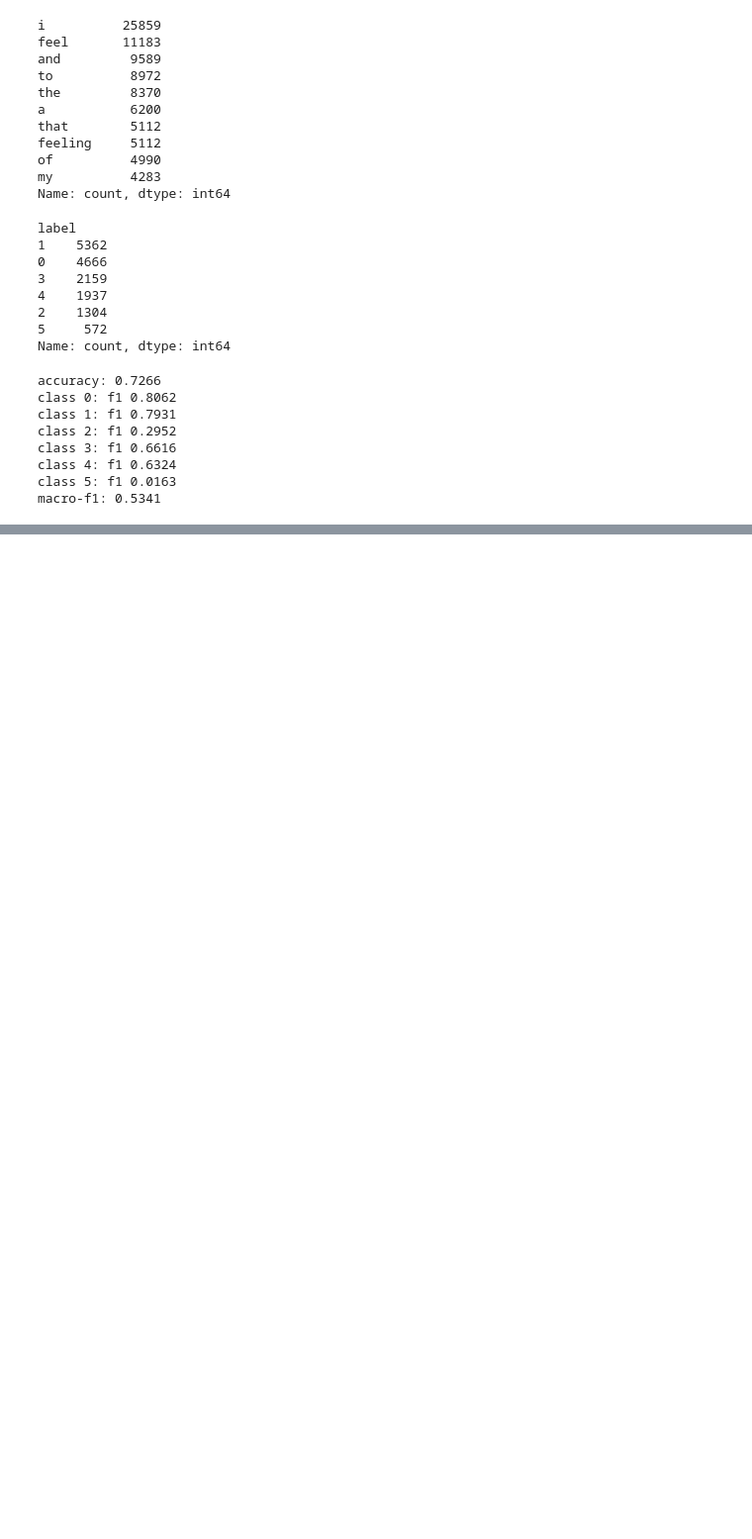
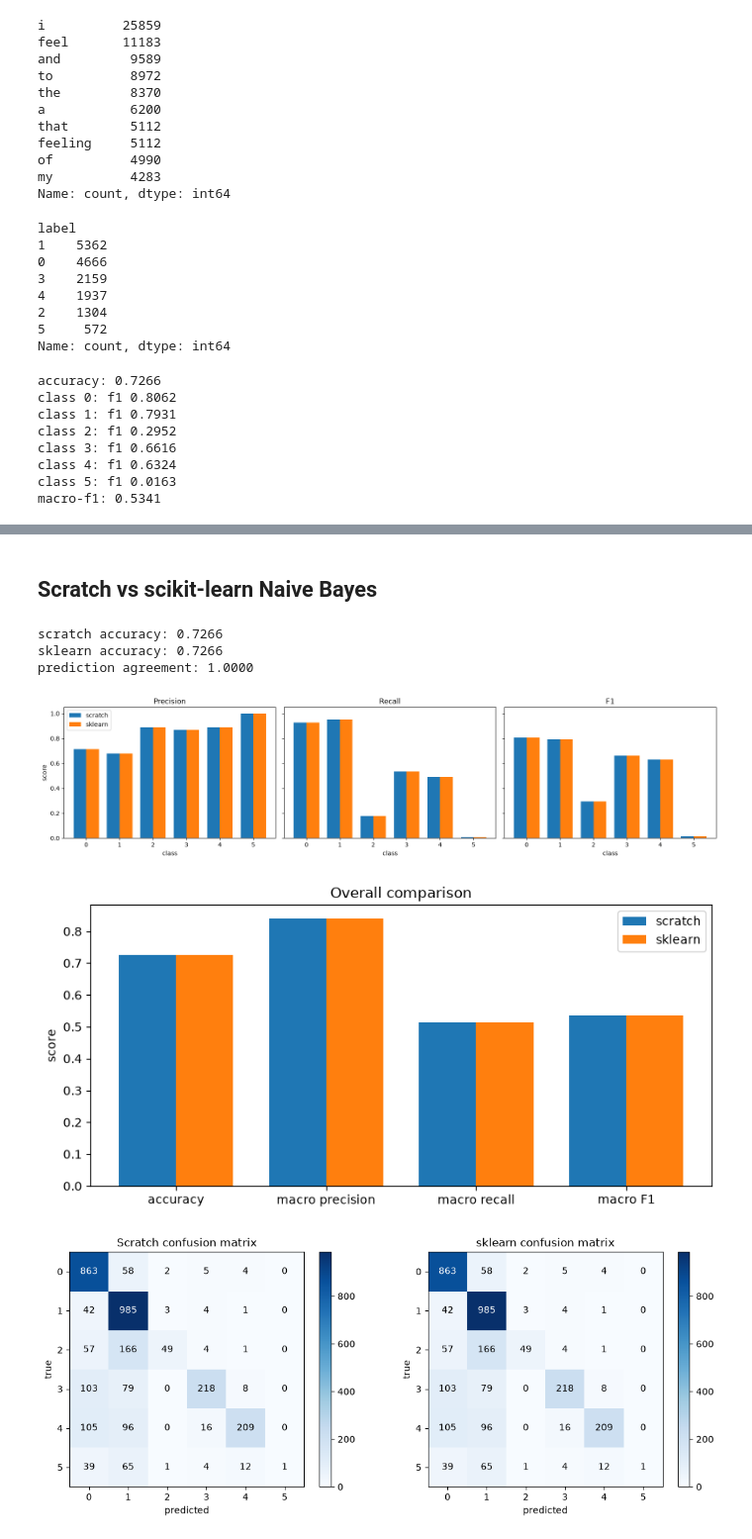
Before and after one commit to muhannd2004/nlp-from-scratch, a Jupyter notebook: naive_bayes.ipynb, the cells around one changed output, grey strips where cells are left out. Shown at 99% size. Drawn from its saved outputs; the diff is of its cells as text; code cells hidden in the pictures; blank space fills up the shorter version.

Commit message:
scikit learn implementation

```diff
--- a/naive_bayes.ipynb
+++ b/naive_bayes.ipynb
@@ -104,0 +168,80 @@ macro-f1: 0.5341
+# %% [markdown]
+## Scratch vs scikit-learn Naive Bayes
+# %%
+from sklearn.feature_extraction.text import CountVectorizer
+from sklearn.naive_bayes import MultinomialNB
+
+# token_pattern r"\S+" matches str.split() so both models see the same tokens
+vectorizer = CountVectorizer(token_pattern=r"\S+")
+X_train = vectorizer.fit_transform(train_ds["text"])
+X_test = vectorizer.transform(test_ds["text"])
+
+sk_nb = MultinomialNB(alpha=1.0)  # alpha=1 = Laplace smoothing, same as scratch
+sk_nb.fit(X_train, train_ds["label"])
+sk_preds = sk_nb.predict(X_test)
+
+sk_nb_cm = confusion_matrix(golds, sk_preds, labels=range(n_classes))
+sk_p, sk_r, sk_f = metrics_from_cm(sk_nb_cm)
+
+print(f"scratch accuracy: {accuracy:.4f}")
+print(f"sklearn accuracy: {np.mean(sk_preds == np.array(golds)):.4f}")
+print(f"prediction agreement: {np.mean(np.array(preds) == sk_preds):.4f}")
+# %% [output]
+scratch accuracy: 0.7266
+sklearn accuracy: 0.7266
+prediction agreement: 1.0000
+# %%
+import matplotlib.pyplot as plt
+
+classes = np.arange(n_classes)
+width = 0.38
+
+fig, axes = plt.subplots(1, 3, figsize=(16, 4), sharey=True)
+for ax, name, mine, theirs in [(axes[0], "Precision", precision, sk_p),
+                               (axes[1], "Recall", recall, sk_r),
+                               (axes[2], "F1", f1, sk_f)]:
+    ax.bar(classes - width / 2, mine, width, label="scratch")
+    ax.bar(classes + width / 2, theirs, width, label="sklearn")
+    ax.set_title(name)
+    ax.set_xlabel("class")
+    ax.set_xticks(classes)
+axes[0].set_ylabel("score")
+axes[0].legend()
+plt.tight_layout()
+plt.show()
+
+# overall: accuracy + macro metrics
+labels = ["accuracy", "macro precision", "macro recall", "macro F1"]
+scratch_vals = [accuracy, precision.mean(), recall.mean(), f1.mean()]
+sklearn_vals = [np.mean(sk_preds == np.array(golds)), sk_p.mean(), sk_r.mean(), sk_f.mean()]
+x = np.arange(len(labels))
+plt.figure(figsize=(8, 4))
+plt.bar(x - width / 2, scratch_vals, width, label="scratch")
+plt.bar(x + width / 2, sklearn_vals, width, label="sklearn")
+plt.xticks(x, labels)
+plt.ylabel("score")
+plt.title("Overall comparison")
+plt.legend()
+plt.tight_layout()
+plt.show()
+
+# confusion matrices side by side
+fig, axes = plt.subplots(1, 2, figsize=(11, 4.5))
+for ax, m, title in [(axes[0], cm, "Scratch"), (axes[1], sk_nb_cm, "sklearn")]:
+    im = ax.imshow(m, cmap="Blues")
+    ax.set_title(f"{title} confusion matrix")
+    ax.set_xlabel("predicted")
+    ax.set_ylabel("true")
+    ax.set_xticks(classes)
+    ax.set_yticks(classes)
+    for i in range(n_classes):
+        for j in range(n_classes):
+            ax.text(j, i, m[i, j], ha="center", va="center",
+                    color="white" if m[i, j] > m.max() / 2 else "black")
+    fig.colorbar(im, ax=ax, fraction=0.046)
+plt.tight_layout()
+plt.show()
+# %% [output]
+[figure, added]
+[figure, added]
+[figure, added]
```
Also changed, not shown: parts of 2 cells of this notebook.
